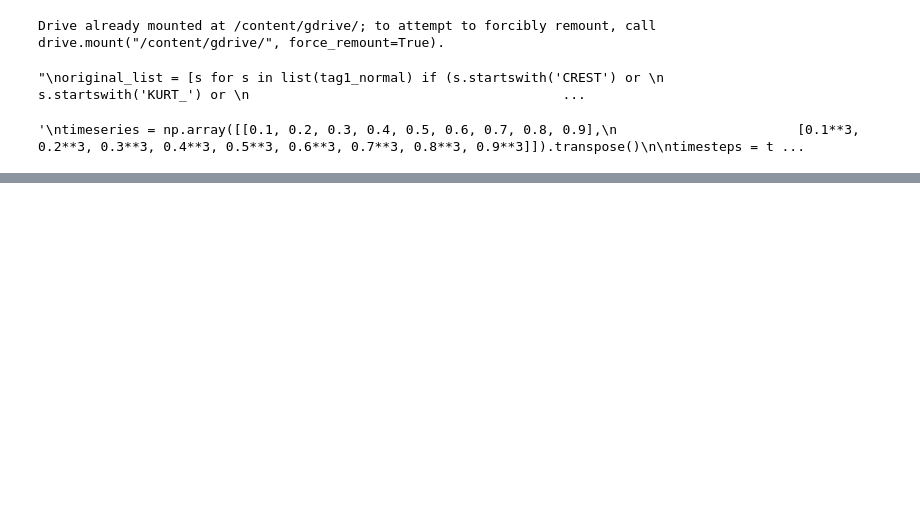
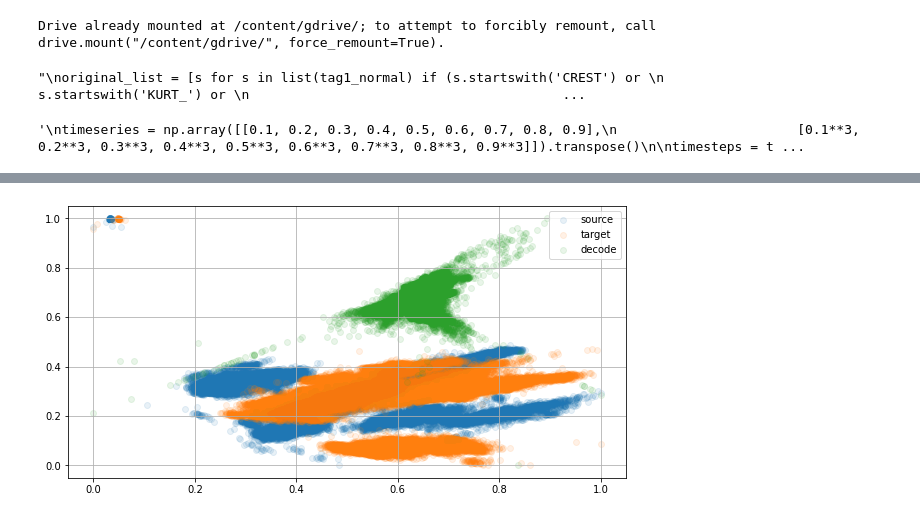
Before and after one commit to owen198/csc_domain_adaptation, a Jupyter notebook: cac_lstm_ae.ipynb, the cells around one changed output, grey strips where cells are left out. Saved outputs shown, nothing was run; the diff lists cells and outputs as text; code cells hidden in the pictures; blank space fills up the shorter version.

```diff
--- a/cac_lstm_ae.ipynb
+++ b/cac_lstm_ae.ipynb
@@ -205 +241,37 @@ Epoch 100/100
+# %%
+from sklearn.decomposition import PCA
+
+pca_scale = PCA(n_components=2)
+pca_scale = pca_scale.fit(X_source)
+
+X_source_dr = pca_scale.transform(X_source)
+x_min, x_max = X_source_dr.min(0), X_source_dr.max(0)
+X_norm = (X_source_dr-x_min) / (x_max-x_min)  #Normalize
+X_source_df = pd.DataFrame(X_norm, columns = ['dim1','dim2'])
+
+X_target_dr = pca_scale.transform(X_target)
+x_min, x_max = X_target_dr.min(0), X_target_dr.max(0)
+X_norm = (X_target_dr-x_min) / (x_max-x_min)  #Normalize
+X_target_df = pd.DataFrame(X_norm, columns = ['dim1','dim2'])
+
+X_decoder_dr = pca_scale.transform(y_recovered_pd)
+x_min, x_max = X_decoder_dr.min(0), X_decoder_dr.max(0)
+X_norm = (X_decoder_dr-x_min) / (x_max-x_min)  #Normalize
+X_decode_df = pd.DataFrame(X_norm, columns = ['dim1','dim2'])
+# %%
+fig, ax = plt.subplots(figsize=(10,5))
+
+ax.scatter(X_source_df['dim1'], X_source_df['dim2'], alpha=0.1, label='source')
+ax.scatter(X_target_df['dim1'], X_target_df['dim2'], alpha=0.1, label='target')
+ax.scatter(X_decode_df['dim1'], X_decode_df['dim2'], alpha=0.1, label='decode')
+
+ax.legend()
+ax.grid(True)
+
+#plt.ylim(0, 1)
+#plt.xlim(0, 1)
+plt.savefig('distribution.png', dpi=300)
+plt.show()
+# %% [output]
+[figure, added]
 # %%
```
Also changed, not shown: parts of 12 cells of this notebook.
